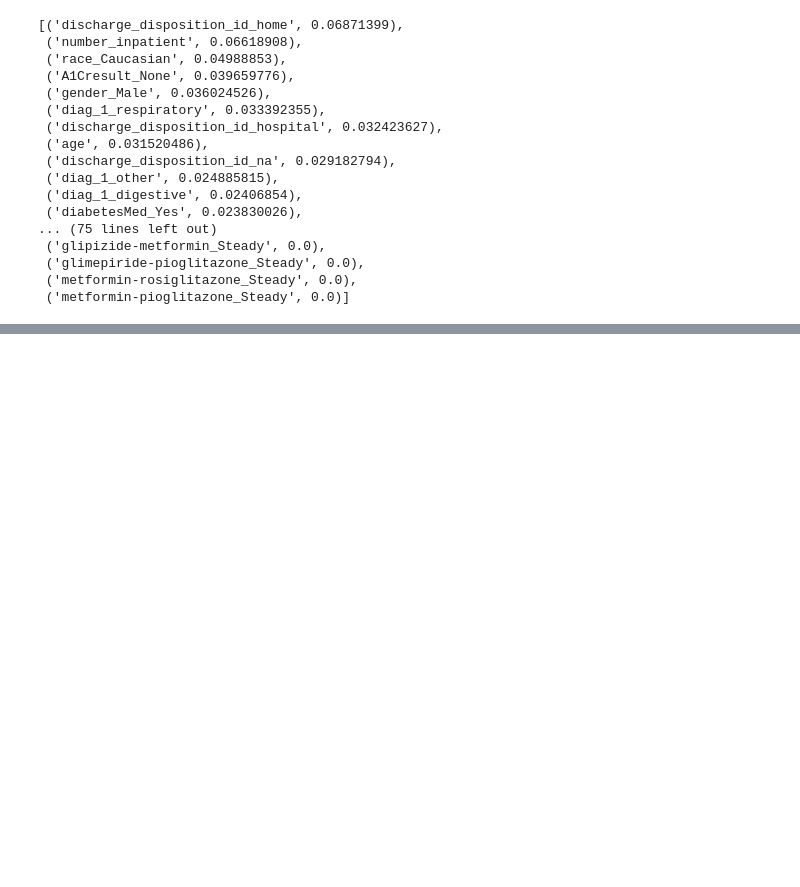
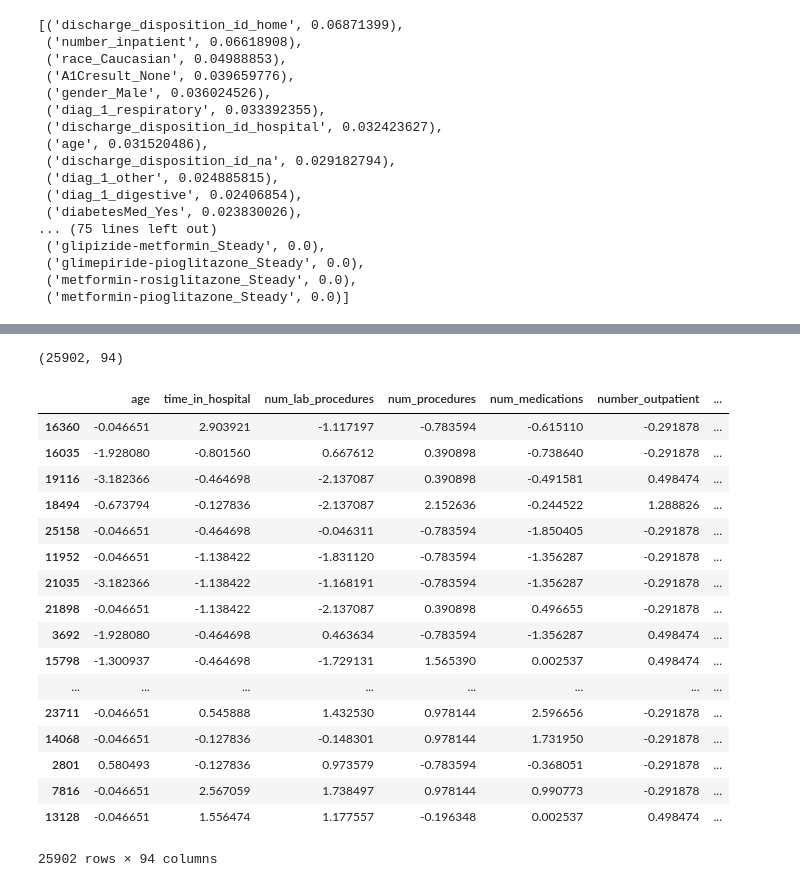
Before and after one commit to csongdechakraiwut/Capstone_Diabetes, a Jupyter notebook: Xing/modeling_xgb.ipynb, the cells around one changed output, grey strips where cells are left out. Saved outputs shown, nothing was run; the diff lists cells and outputs as text; code cells hidden in the pictures; blank space fills up the shorter version.

```diff
--- a/Xing/modeling_xgb.ipynb
+++ b/Xing/modeling_xgb.ipynb
@@ -282,0 +315,31 @@ sorted(zip(X_train.columns,xgbc1.feature_importances_), key= lambda t:t[1], reve
+# %%
+X_test['predicted_probaility'] = y_test_pred_proba
+# %%
+X_test['predicted_probaility'] = y_test_pred_proba
+X_test['actual_readmitted'] = y_test
+X_test['predicted_readmitted'] = y_test_pred
+# %%
+X_test.shape
+# %% [output]
+(25902, 94)
+# %%
+X_test.sort_values(by='predicted_probaility')
+# %% [output]
+|  | age | time_in_hospital | num_lab_procedures | num_procedures | num_medications | number_outpatient | ... |
+| 16360 | -0.046651 | 2.903921 | -1.117197 | -0.783594 | -0.615110 | -0.291878 | ... |
+| 16035 | -1.928080 | -0.801560 | 0.667612 | 0.390898 | -0.738640 | -0.291878 | ... |
+| 19116 | -3.182366 | -0.464698 | -2.137087 | 0.390898 | -0.491581 | 0.498474 | ... |
+| 18494 | -0.673794 | -0.127836 | -2.137087 | 2.152636 | -0.244522 | 1.288826 | ... |
+| 25158 | -0.046651 | -0.464698 | -0.046311 | -0.783594 | -1.850405 | -0.291878 | ... |
+| 11952 | -0.046651 | -1.138422 | -1.831120 | -0.783594 | -1.356287 | -0.291878 | ... |
+| 21035 | -3.182366 | -1.138422 | -1.168191 | -0.783594 | -1.356287 | -0.291878 | ... |
+| 21898 | -0.046651 | -1.138422 | -2.137087 | 0.390898 | 0.496655 | -0.291878 | ... |
+| 3692 | -1.928080 | -0.464698 | 0.463634 | -0.783594 | -1.356287 | 0.498474 | ... |
+| 15798 | -1.300937 | -0.464698 | -1.729131 | 1.565390 | 0.002537 | 0.498474 | ... |
+| ... | ... | ... | ... | ... | ... | ... | ... |
+| 23711 | -0.046651 | 0.545888 | 1.432530 | 0.978144 | 2.596656 | -0.291878 | ... |
+| 14068 | -0.046651 | -0.127836 | -0.148301 | 0.978144 | 1.731950 | -0.291878 | ... |
+| 2801 | 0.580493 | -0.127836 | 0.973579 | -0.783594 | -0.368051 | -0.291878 | ... |
+| 7816 | -0.046651 | 2.567059 | 1.738497 | 0.978144 | 0.990773 | -0.291878 | ... |
+| 13128 | -0.046651 | 1.556474 | 1.177557 | -0.196348 | 0.002537 | 0.498474 | ... |
+25902 rows × 94 columns
```
Also changed, not shown: parts of 44 cells of this notebook.
